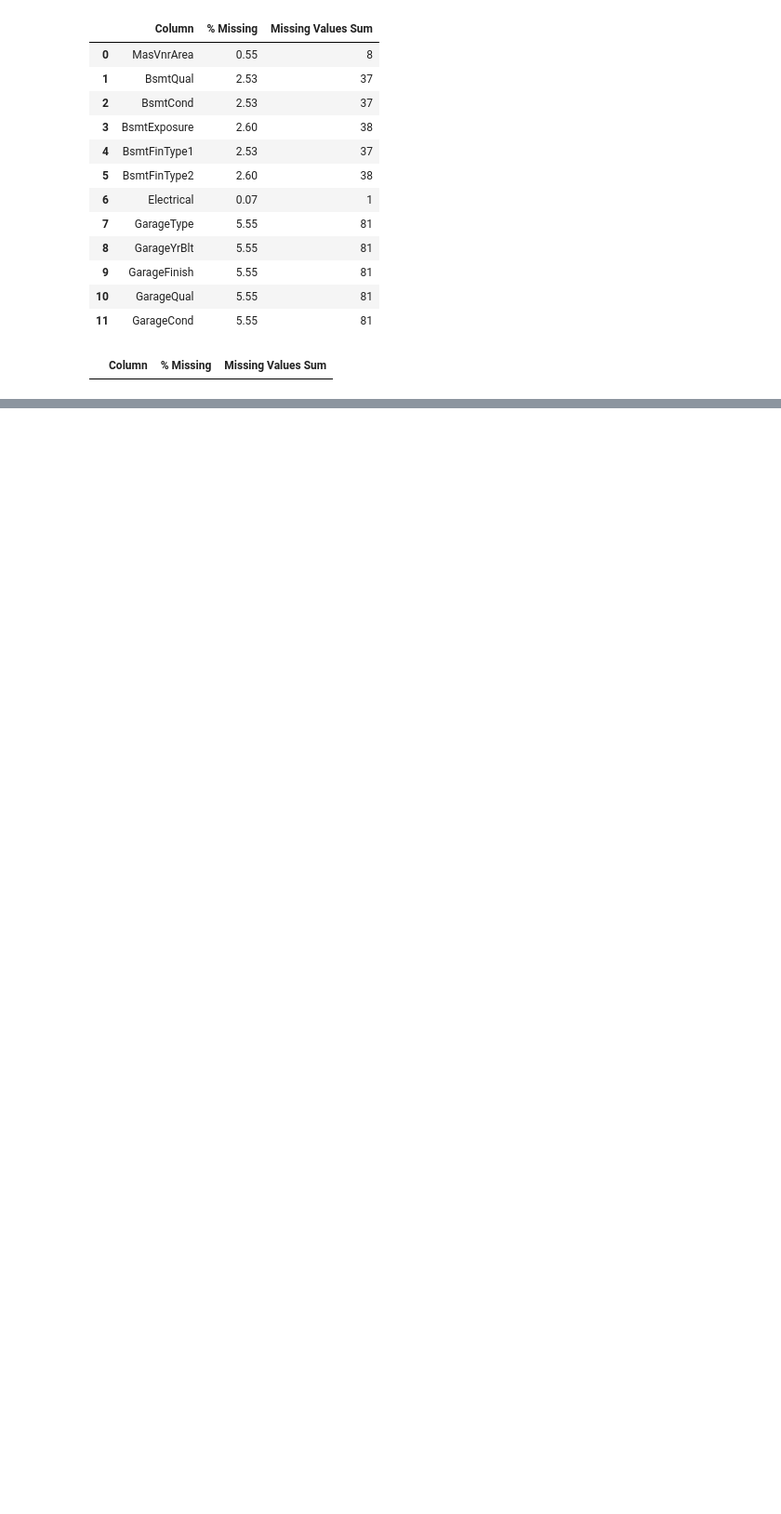
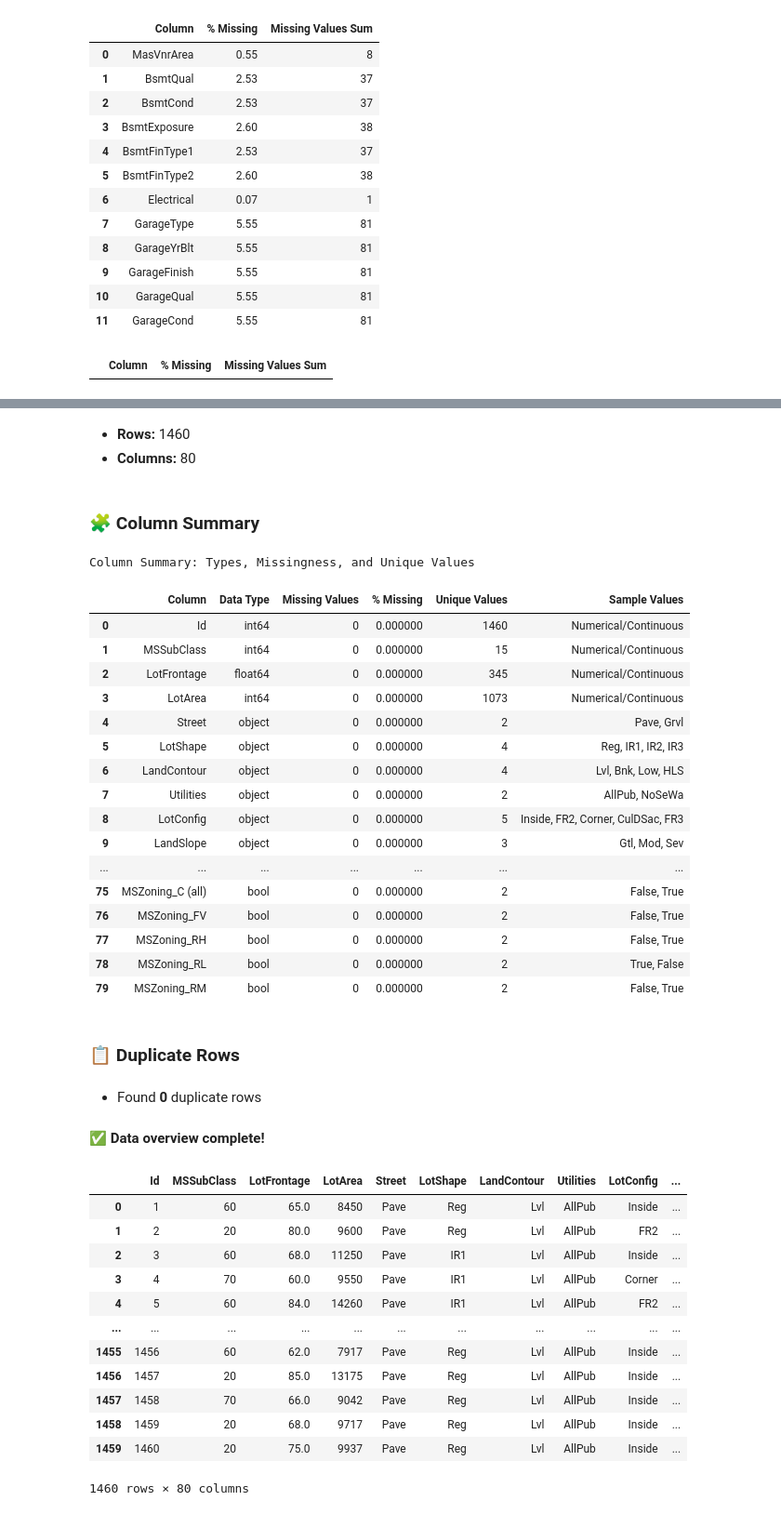
Before and after one commit to MariuszGodl/preprocessing-gradient, a Jupyter notebook: solutions/houses_1_ex.ipynb, the cells around one changed output, grey strips where cells are left out. Shown at 93% size. Drawn from its saved outputs; the diff is of its cells as text; code cells hidden in the pictures; blank space fills up the shorter version.

```diff
--- a/solutions/houses_1_ex.ipynb
+++ b/solutions/houses_1_ex.ipynb
@@ -222,4 +222,7 @@ display(missing_summary)
 # %%
 # Featureengenniering
 # First convert to numeric
+
+df = pd.get_dummies(data=df, columns=["MSZoning"], )
+get_basic_info(df)
 # %% [output]
@@ -226,0 +239,37 @@ TypeError: AgglomerativeClustering.__init__() got an unexpected keyword argument
+- **Rows:** 1460
+- **Columns:** 80
+### 🧩 Column Summary
+Column Summary: Types, Missingness, and Unique Values
+|  | Column | Data Type | Missing Values | % Missing | Unique Values | Sample Values |
+| 0 | Id | int64 | 0 | 0.000000 | 1460 | Numerical/Continuous |
+| 1 | MSSubClass | int64 | 0 | 0.000000 | 15 | Numerical/Continuous |
+| 2 | LotFrontage | float64 | 0 | 0.000000 | 345 | Numerical/Continuous |
+| 3 | LotArea | int64 | 0 | 0.000000 | 1073 | Numerical/Continuous |
+| 4 | Street | object | 0 | 0.000000 | 2 | Pave, Grvl |
+| 5 | LotShape | object | 0 | 0.000000 | 4 | Reg, IR1, IR2, IR3 |
+| 6 | LandContour | object | 0 | 0.000000 | 4 | Lvl, Bnk, Low, HLS |
+| 7 | Utilities | object | 0 | 0.000000 | 2 | AllPub, NoSeWa |
+| 8 | LotConfig | object | 0 | 0.000000 | 5 | Inside, FR2, Corner, CulDSac, FR3 |
+| 9 | LandSlope | object | 0 | 0.000000 | 3 | Gtl, Mod, Sev |
+| ... | ... | ... | ... | ... | ... | ... |
+| 75 | MSZoning_C (all) | bool | 0 | 0.000000 | 2 | False, True |
+| 76 | MSZoning_FV | bool | 0 | 0.000000 | 2 | False, True |
+| 77 | MSZoning_RH | bool | 0 | 0.000000 | 2 | False, True |
+| 78 | MSZoning_RL | bool | 0 | 0.000000 | 2 | True, False |
+| 79 | MSZoning_RM | bool | 0 | 0.000000 | 2 | False, True |
+### 📋 Duplicate Rows
+- Found **0** duplicate rows
+✅ **Data overview complete!**
+|  | Id | MSSubClass | LotFrontage | LotArea | Street | LotShape | LandContour | Utilities | LotConfig | ... |
+| 0 | 1 | 60 | 65.0 | 8450 | Pave | Reg | Lvl | AllPub | Inside | ... |
+| 1 | 2 | 20 | 80.0 | 9600 | Pave | Reg | Lvl | AllPub | FR2 | ... |
+| 2 | 3 | 60 | 68.0 | 11250 | Pave | IR1 | Lvl | AllPub | Inside | ... |
+| 3 | 4 | 70 | 60.0 | 9550 | Pave | IR1 | Lvl | AllPub | Corner | ... |
+| 4 | 5 | 60 | 84.0 | 14260 | Pave | IR1 | Lvl | AllPub | FR2 | ... |
+| ... | ... | ... | ... | ... | ... | ... | ... | ... | ... | ... |
+| 1455 | 1456 | 60 | 62.0 | 7917 | Pave | Reg | Lvl | AllPub | Inside | ... |
+| 1456 | 1457 | 20 | 85.0 | 13175 | Pave | Reg | Lvl | AllPub | Inside | ... |
+| 1457 | 1458 | 70 | 66.0 | 9042 | Pave | Reg | Lvl | AllPub | Inside | ... |
+| 1458 | 1459 | 20 | 68.0 | 9717 | Pave | Reg | Lvl | AllPub | Inside | ... |
+| 1459 | 1460 | 20 | 75.0 | 9937 | Pave | Reg | Lvl | AllPub | Inside | ... |
+1460 rows × 80 columns
```
Also changed, not shown: parts of 2 cells of this notebook, 2 other files.
